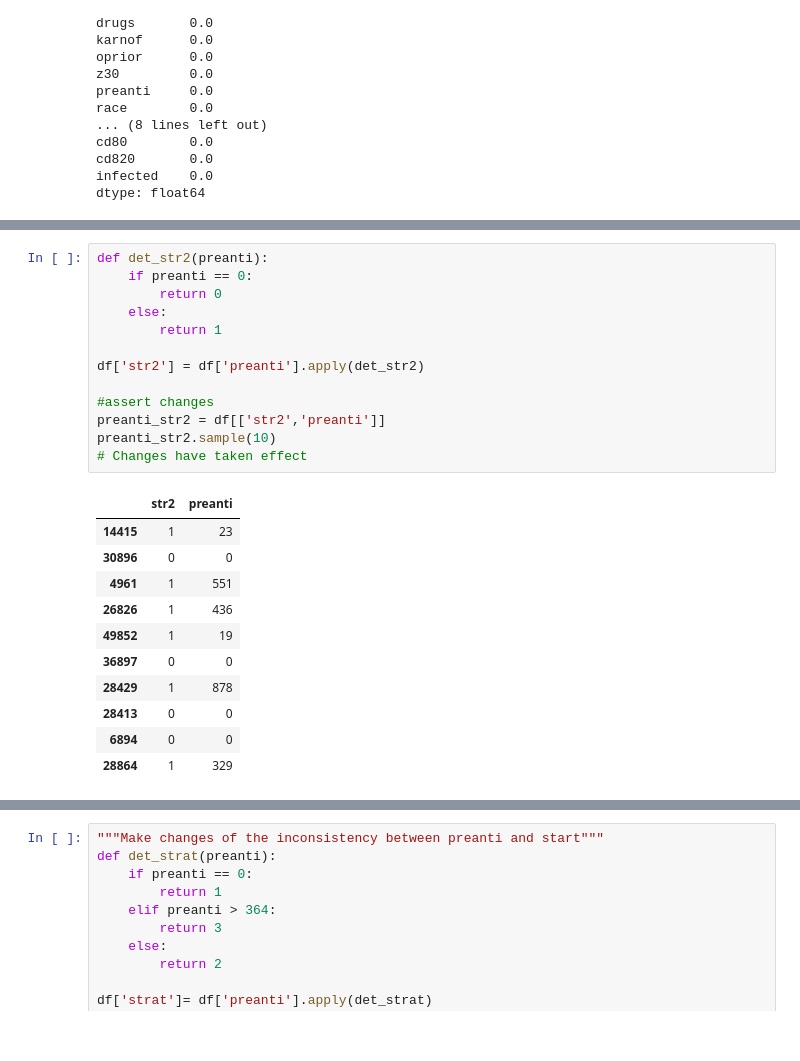
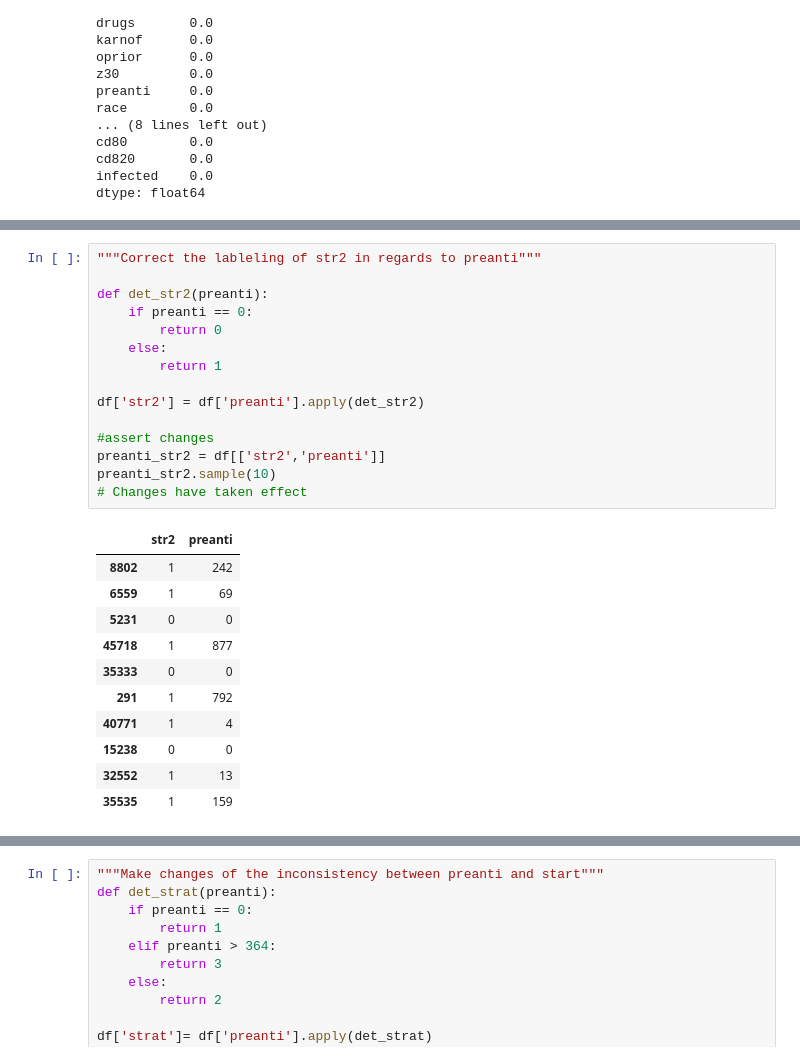
Before and after one commit to PriscillaJoan/HIV-AIDS-prediction, a Jupyter notebook: final_workbook.ipynb, the cells around one changed output, grey strips where cells are left out. Saved outputs shown, nothing was run; the diff lists cells and outputs as text.

```diff
--- a/final_workbook.ipynb
+++ b/final_workbook.ipynb
@@ -259,26 +227,28 @@ result
 # %%
+"""Correct the lableling of str2 in regards to preanti"""
+
 def det_str2(preanti):
     if preanti == 0:
         return 0
     else:
         return 1
 
 df['str2'] = df['preanti'].apply(det_str2)
 
 #assert changes
 preanti_str2 = df[['str2','preanti']]
 preanti_str2.sample(10)
 # Changes have taken effect
 # %% [output]
 |  | str2 | preanti |
-| 14415 | 1 | 23 |
-| 30896 | 0 | 0 |
-| 4961 | 1 | 551 |
-| 26826 | 1 | 436 |
-| 49852 | 1 | 19 |
-| 36897 | 0 | 0 |
-| 28429 | 1 | 878 |
-| 28413 | 0 | 0 |
-| 6894 | 0 | 0 |
-| 28864 | 1 | 329 |
+| 8802 | 1 | 242 |
+| 6559 | 1 | 69 |
+| 5231 | 0 | 0 |
+| 45718 | 1 | 877 |
+| 35333 | 0 | 0 |
+| 291 | 1 | 792 |
+| 40771 | 1 | 4 |
+| 15238 | 0 | 0 |
+| 32552 | 1 | 13 |
+| 35535 | 1 | 159 |
 # %%
```
Also changed, not shown: parts of 15 cells of this notebook.
